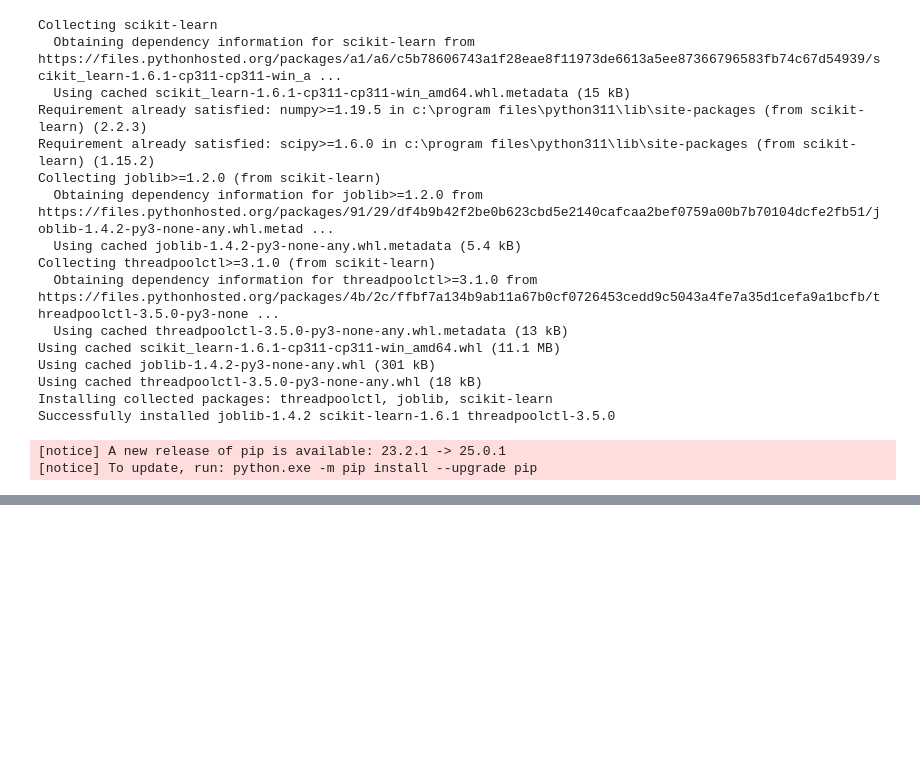
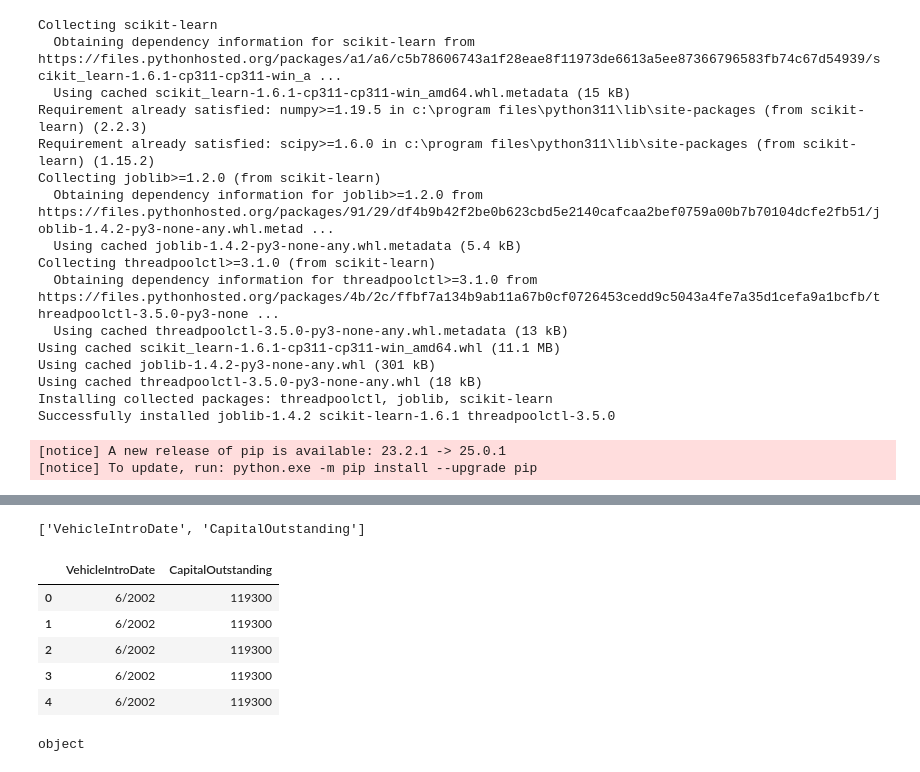
Before and after one commit to basleal22/kaim-week-3, a Jupyter notebook: notebooks/statistical_modeling.ipynb, the cells around one changed output, grey strips where cells are left out. Cells and saved outputs as stored; diff of their text form; code cells hidden in the pictures; blank space fills up the shorter version.

```diff
--- a/notebooks/statistical_modeling.ipynb
+++ b/notebooks/statistical_modeling.ipynb
@@ -81,0 +185,2 @@ onehot_columns = ['Citizenship', 'LegalType', 'Title', 'Language', 'Gender', 'Co
+# %%
+data.drop(columns=['TransactionMonth'], inplace=True)
@@ -81,0 +203,20 @@ onehot_columns = ['Citizenship', 'LegalType', 'Title', 'Language', 'Gender', 'Co
+# %%
+cat=[]
+for column in data.columns:
+    if data[column].dtype=='object':
+        cat.append(column)
+print(cat)
+data[cat].head()
+# %% [output]
+['VehicleIntroDate', 'CapitalOutstanding']
+|  | VehicleIntroDate | CapitalOutstanding |
+| 0 | 6/2002 | 119300 |
+| 1 | 6/2002 | 119300 |
+| 2 | 6/2002 | 119300 |
+| 3 | 6/2002 | 119300 |
+| 4 | 6/2002 | 119300 |
+# %%
+print(data['CapitalOutstanding'].dtype)
+data['CapitalOutstanding'] = data['CapitalOutstanding'].str.replace(',', '.').astype(float)
+# %% [output]
+object
```
Also changed, not shown: parts of 16 cells of this notebook.
